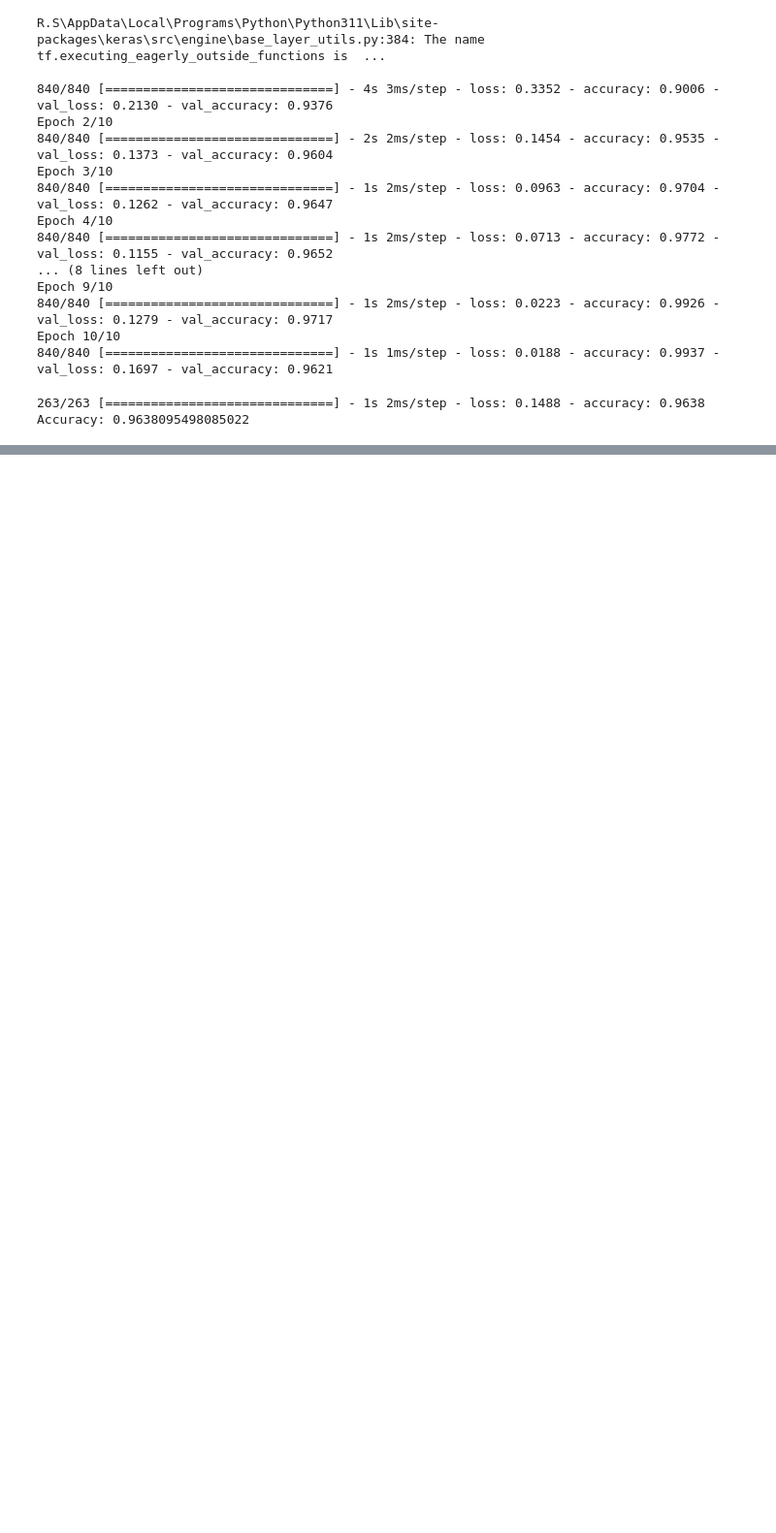
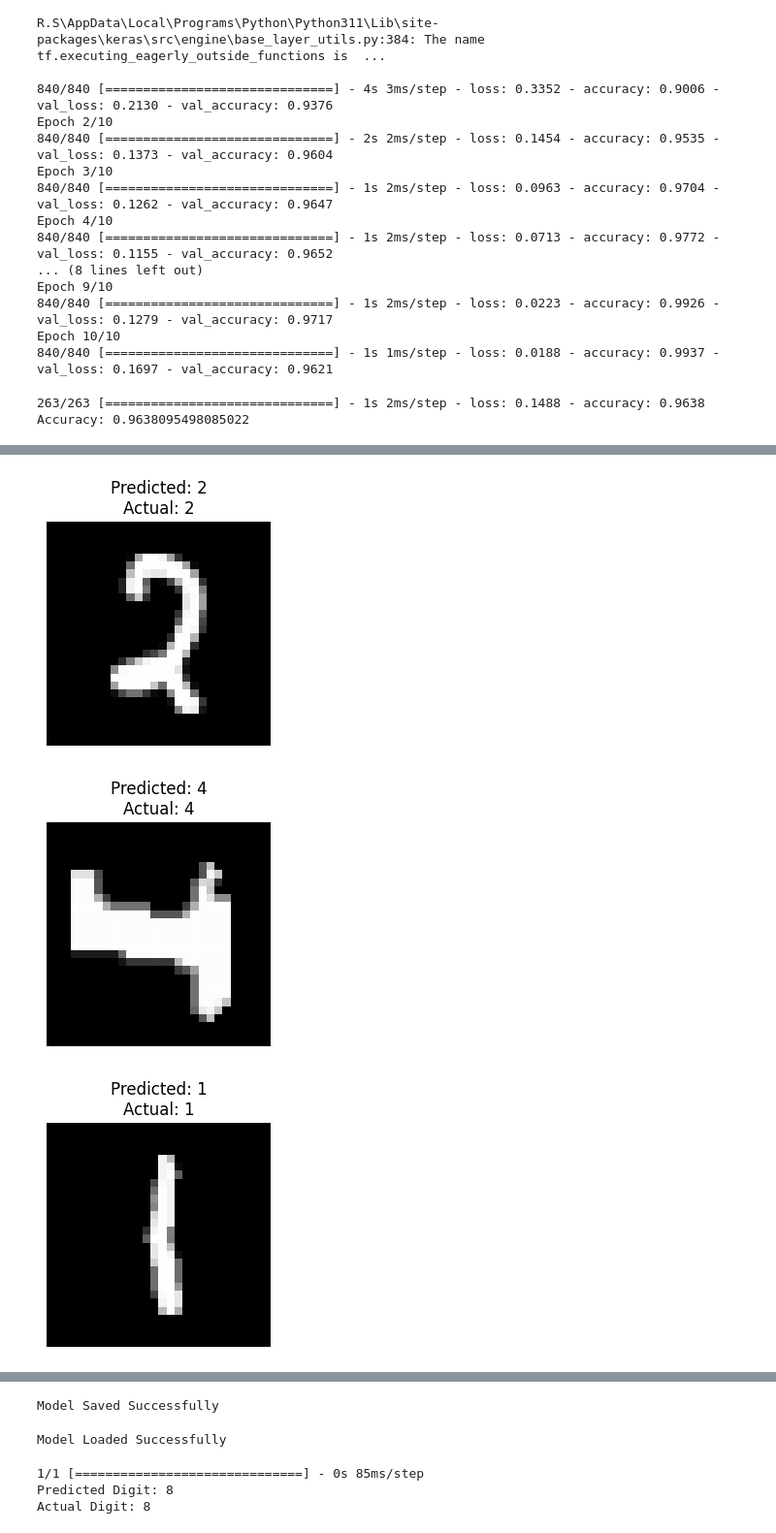
Before and after one commit to Kaviyasree27/MNIST-Digit-Recognizer, a Jupyter notebook: mnist_digit_rec.ipynb, the cells around one changed output, grey strips where cells are left out. Shown at 97% size. Drawn from its saved outputs; the diff is of its cells as text; code cells hidden in the pictures; blank space fills up the shorter version.

```diff
--- a/mnist_digit_rec.ipynb
+++ b/mnist_digit_rec.ipynb
@@ -140,0 +208,29 @@ Accuracy: 0.9638095498085022
+# %%
+#Show Random Predictions
+import random
+
+for i in range(5):
+
+    idx = random.randint(0, len(X_test)-1)
+
+    image = X_test.iloc[idx].values.reshape(28,28)
+
+    prediction = np.argmax(predictions[idx])
+
+    actual = y_test.iloc[idx]
+
+    plt.figure(figsize=(3,3))
+
+    plt.imshow(image, cmap="gray")
+
+    plt.title(
+        f"Predicted: {prediction}\nActual: {actual}"
+    )
+
+    plt.axis("off")
+
+    plt.show()
+# %% [output]
+[figure, added]
+[figure, added]
+[figure, added]
@@ -140,0 +239,30 @@ Accuracy: 0.9638095498085022
+# %%
+#Save Model
+model.save("mnist_model.h5")
+
+print("Model Saved Successfully")
+# %% [output]
+Model Saved Successfully
+# %%
+#Test Loading Saved Model
+from tensorflow.keras.models import load_model
+
+loaded_model = load_model("mnist_model.h5")
+
+print("Model Loaded Successfully")
+# %% [output]
+Model Loaded Successfully
+# %%
+#Predict Using Loaded Model
+sample = X_test.iloc[0:1]
+
+prediction = loaded_model.predict(sample)
+
+digit = np.argmax(prediction)
+
+print("Predicted Digit:", digit)
+print("Actual Digit:", y_test.iloc[0])
+# %% [output]
+1/1 [==============================] - 0s 85ms/step
+Predicted Digit: 8
+Actual Digit: 8
```
Also changed, not shown: parts of 3 cells of this notebook, 1 other file.
